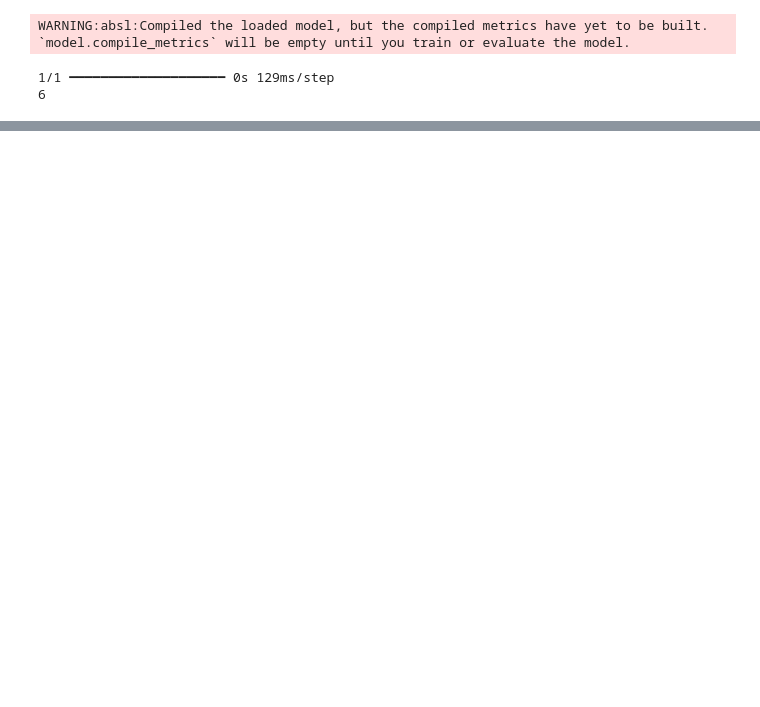
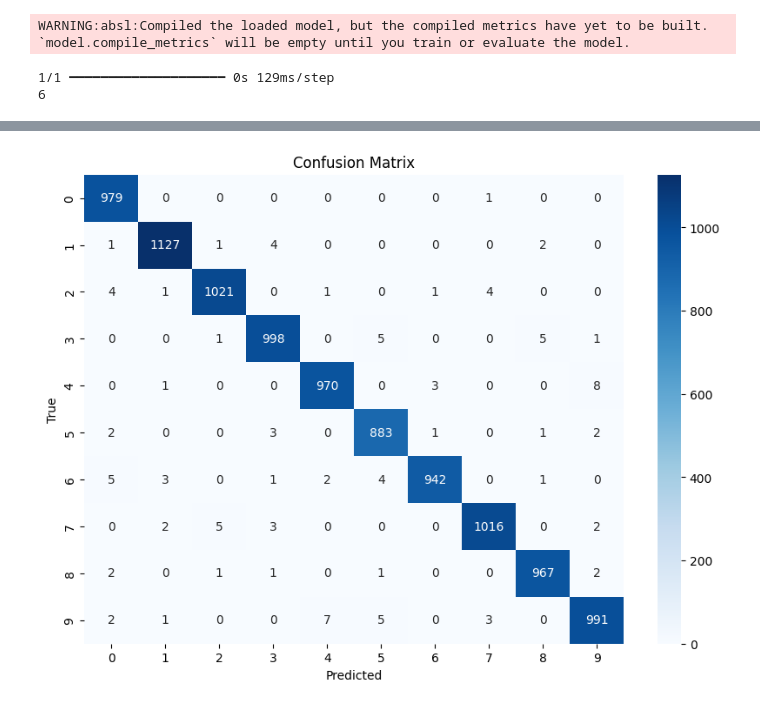
Before and after one commit to realmatthewpeng/percept, a Jupyter notebook: test_notebooks/classifier_evaluator_test.ipynb, the cells around one changed output, grey strips where cells are left out. Saved outputs shown, nothing was run; the diff lists cells and outputs as text; code cells hidden in the pictures; blank space fills up the shorter version.

```diff
--- a/test_notebooks/classifier_evaluator_test.ipynb
+++ b/test_notebooks/classifier_evaluator_test.ipynb
@@ -160,0 +239,18 @@ plt.imshow(image)
+# %%
+from keras.models import load_model
+from sklearn.metrics import confusion_matrix
+
+import numpy as np
+
+model = load_model('../Out/prima75scoreboard/final_model.h5')
+X = np.load('../Out/prima75scoreboard/testdata.npz')
+Y = np.load('../Out/prima75scoreboard/testlabels.npz')
+testX = X['data']
+testY = Y['data']
+# reshape dataset to have a single channel
+testX = testX.reshape((testX.shape[0], 28, 28, 1))
+
+y_pred = model.predict(testX)
+y_pred_classes = np.argmax(y_pred, axis=1)
+
+conf_matrix = confusion_matrix(testY, y_pred_classes)
@@ -160,0 +260,13 @@ plt.imshow(image)
+# %%
+import seaborn as sns
+import matplotlib.pyplot as plt
+
+# Plot the confusion matrix
+plt.figure(figsize=(10, 7))
+sns.heatmap(conf_matrix, annot=True, fmt='d', cmap='Blues')
+plt.xlabel('Predicted')
+plt.ylabel('True')
+plt.title('Confusion Matrix')
+plt.show()
+# %% [output]
+[figure, added]
```
Also changed, not shown: parts of 6 cells of this notebook, 3 other files.
